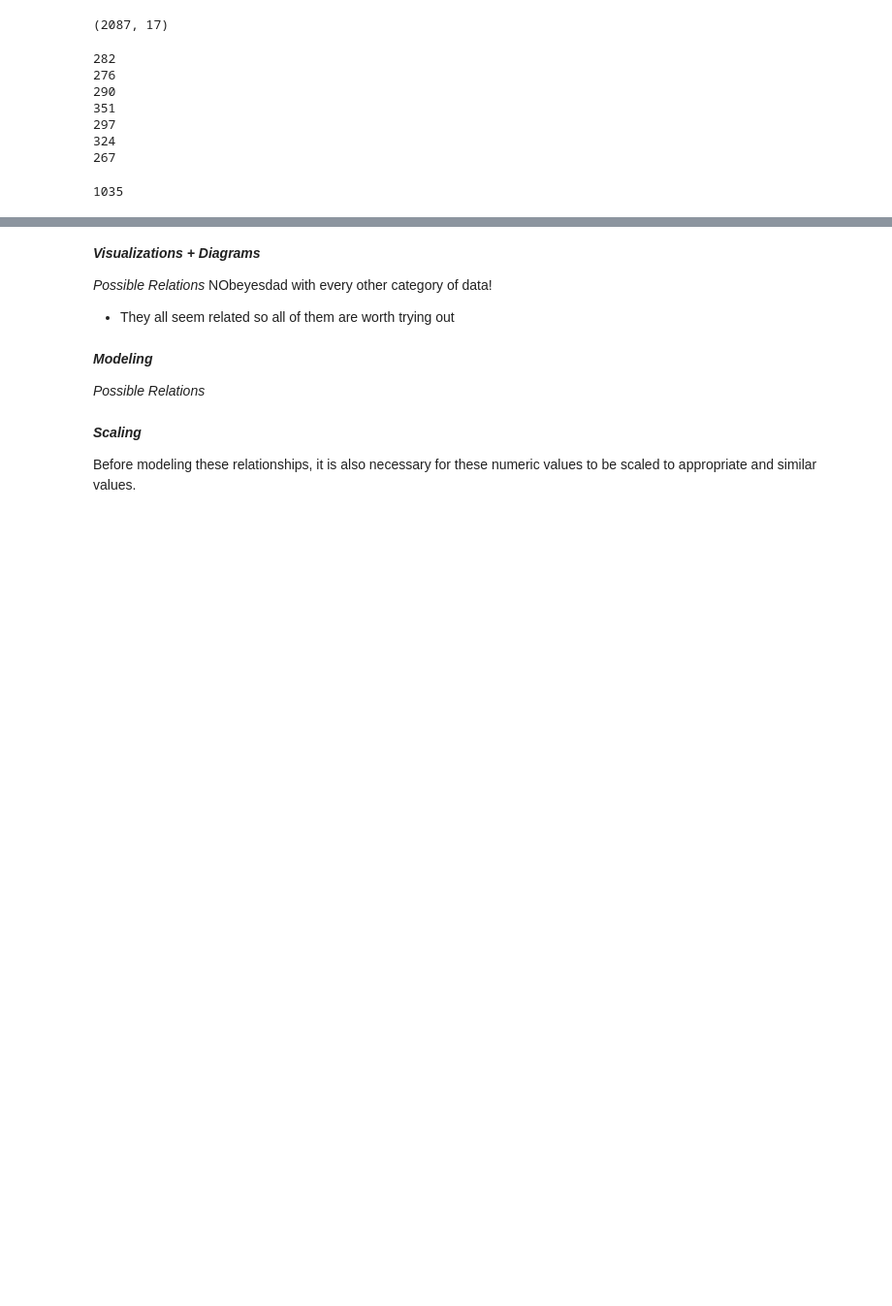
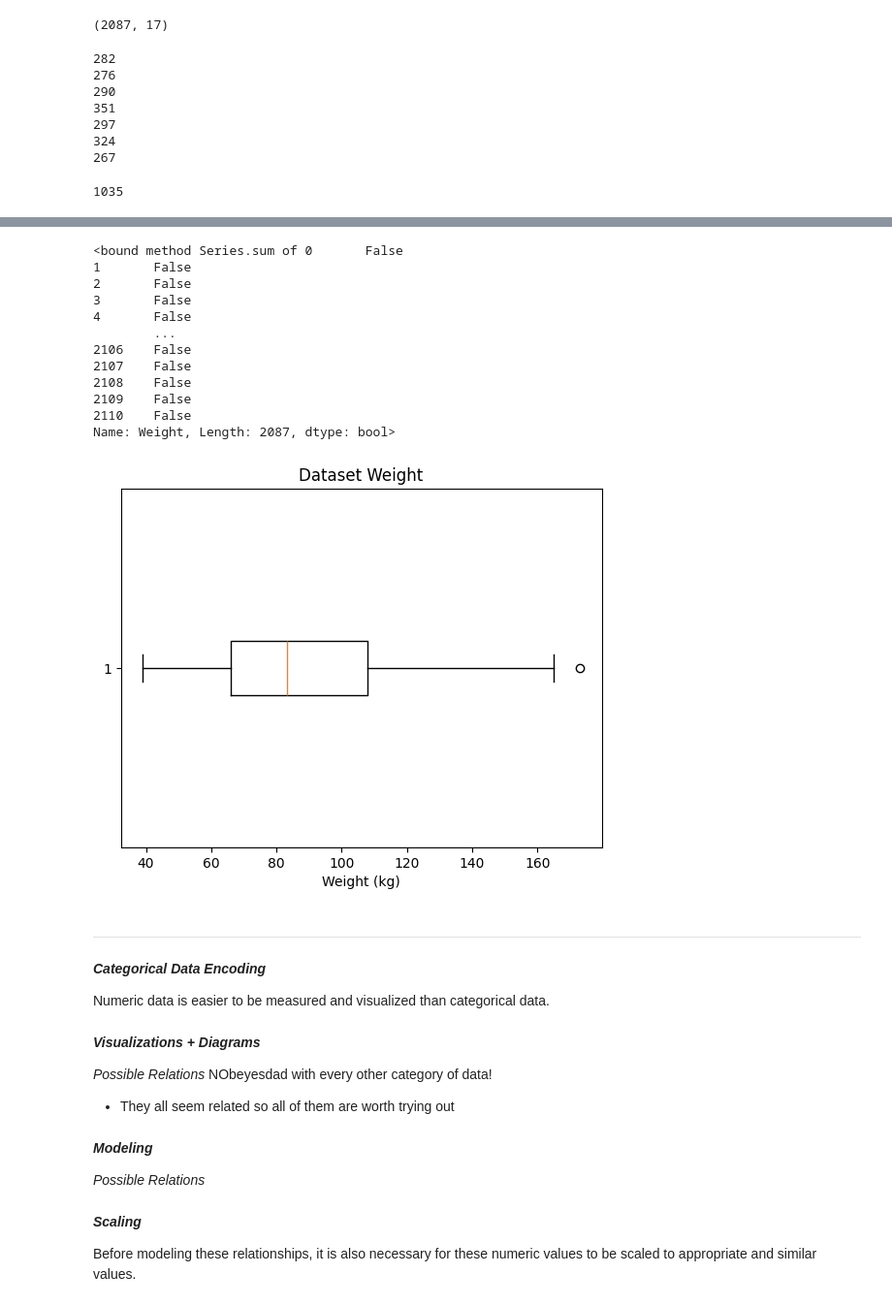
Before and after one commit to joliebao/TCS-Data-Science-Obesity, a Jupyter notebook: TCS_DataScience_Obesity.ipynb, the cells around one changed output, grey strips where cells are left out. Shown at 97% size. Cells and saved outputs as stored; diff of their text form; code cells hidden in the pictures; blank space fills up the shorter version.

```diff
--- a/TCS_DataScience_Obesity.ipynb
+++ b/TCS_DataScience_Obesity.ipynb
@@ -265,0 +282,28 @@ def box_Plot(){
+# %%
+# CHECKING FOR OUTLIERS
+box_Plot('Weight', 'Dataset Weight', 'Weight (kg)')
+
+# one outlier, but a possible weight
+# %% [output]
+<bound method Series.sum of 0       False
+1       False
+2       False
+3       False
+4       False
+        ...
+2106    False
+2107    False
+2108    False
+2109    False
+2110    False
+Name: Weight, Length: 2087, dtype: bool>
+[figure, added]
+# %% [markdown]
+
+
+---
+
+
+***Categorical Data Encoding***
+
+Numeric data is easier to be measured and visualized than categorical data.
```
Also changed, not shown: parts of 8 cells of this notebook.
